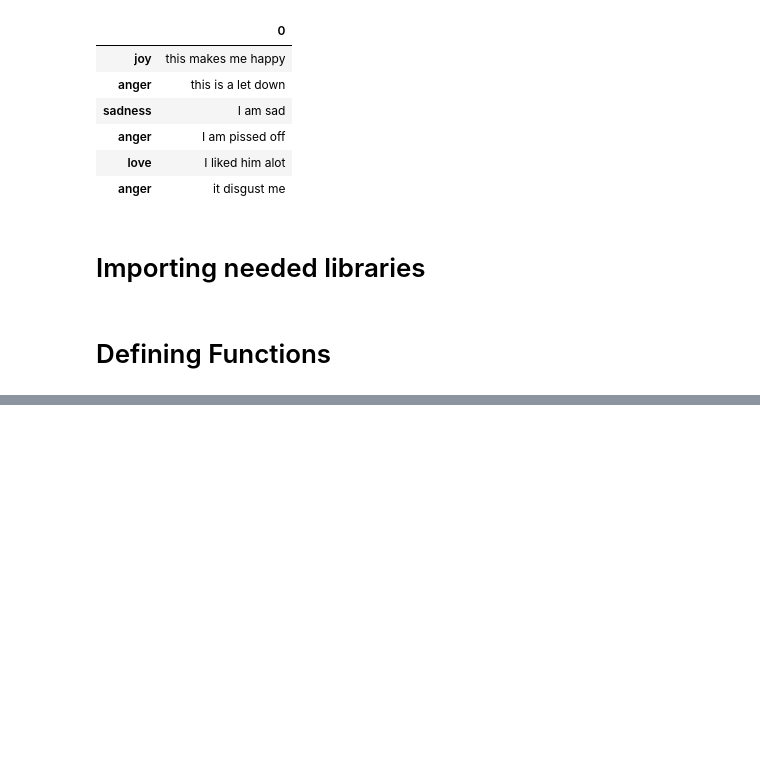
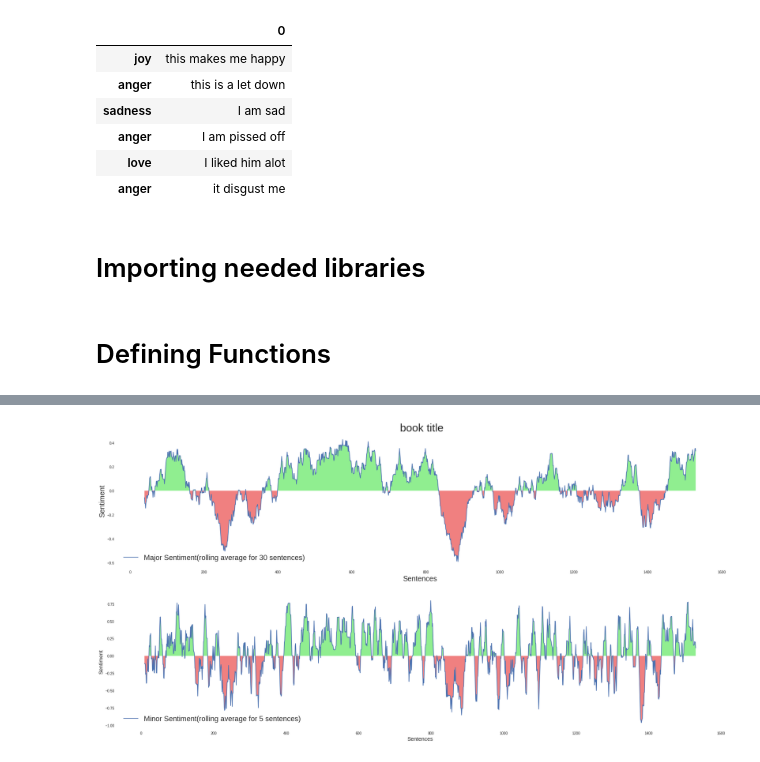
Before and after one commit to KhaldounN/Files-, a Jupyter notebook: FINAL_DSF.ipynb, the cells around one changed output, grey strips where cells are left out. Cells and saved outputs as stored; diff of their text form; code cells hidden in the pictures; blank space fills up the shorter version.

```diff
--- a/FINAL_DSF.ipynb
+++ b/FINAL_DSF.ipynb
@@ -289,4 +306,6 @@ nlp_md = spacy.load('en_core_web_md')
 # %%
- sentences = Load_book('/content/Beyond good and Evil.txt')
-
- sentences = sentences[:200]
+sentences = Load_book('/content/Beyond good and Evil.txt')
+#sentences = sentences[:10]
+df_sent = Analyzse_sentiment(sentences)
+df_emo = Analyzse_Emotions(sentences)
+df_ent = Analyze_entities(sentences)
@@ -368,0 +330,4 @@ Display_emotions(df_emotions)
+# %%
+Display_sentiment(df_sent)
+# %% [output]
+[figure, added]
```
Also changed, not shown: parts of 23 cells of this notebook.
